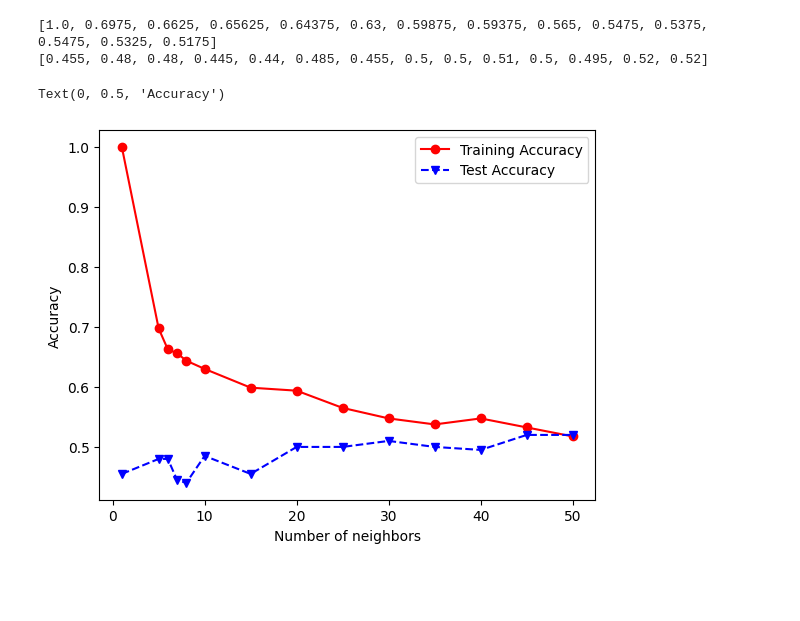
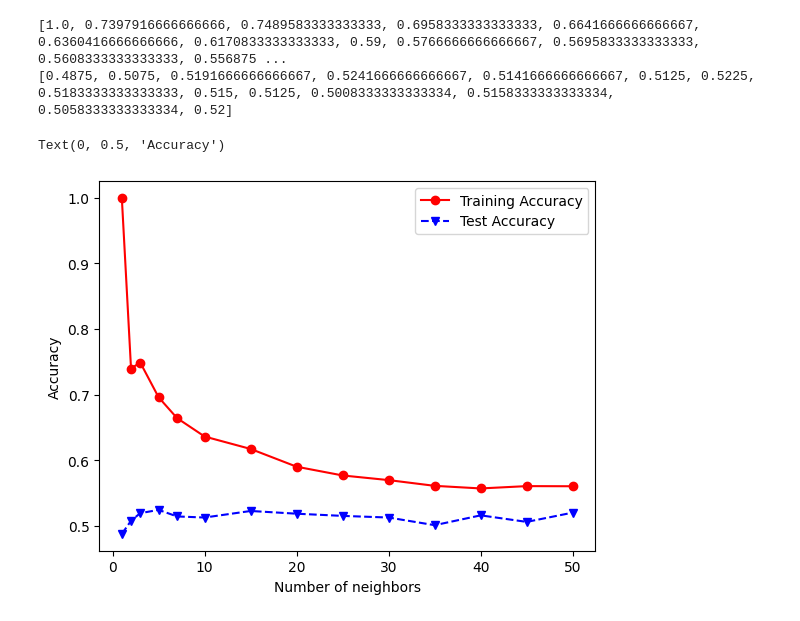
Before and after one commit to x3Grim/CSC2106_IoT_HomeAutomation, a Jupyter notebook: ai/model.ipynb, the cells around one changed output. Saved outputs shown, nothing was run; the diff lists cells and outputs as text; code cells hidden in the pictures; blank space fills up the shorter version.

```diff
--- a/ai/model.ipynb
+++ b/ai/model.ipynb
@@ -16,35 +34,35 @@ import pandas as pd
 from sklearn.model_selection import train_test_split
 from sklearn.metrics import accuracy_score
 from sklearn.neighbors import KNeighborsClassifier
 import matplotlib.pyplot as plt
 
 df = pd.read_csv('dummy_dataset.csv')
 
 X = df.drop(['sleep', 'total_pressure'], axis=1)
 y = df['sleep']
 
 X_train, X_test, y_train, y_test = train_test_split(X, y, test_size=0.2, random_state=42)
 
-numNeighbors = [1,5,6,7,8,10,15,20,25,30,35,40,45,50]
+numNeighbors = [1,2,3,5,7,10,15,20,25,30,35,40,45,50]
 trainAcc = []
 testAcc = []
 
 for k in numNeighbors:
-    clf1 = KNeighborsClassifier(n_neighbors=k, metric='minkowski', p=2)
+    clf1 = KNeighborsClassifier(n_neighbors=k)
     clf1.fit(X_train, y_train)
     Y_predTrain = clf1.predict(X_train)
     Y_predTest = clf1.predict(X_test)
     trainAcc.append(accuracy_score(y_train, Y_predTrain))
     testAcc.append(accuracy_score(y_test, Y_predTest))
 
 print(trainAcc)
 print(testAcc)
 plt.plot(numNeighbors, trainAcc, 'ro-', numNeighbors, testAcc,'bv--')
 plt.legend(['Training Accuracy','Test Accuracy'])
 plt.xlabel('Number of neighbors')
 plt.ylabel('Accuracy')
 # %% [output]
-[1.0, 0.6975, 0.6625, 0.65625, 0.64375, 0.63, 0.59875, 0.59375, 0.565, 0.5475, 0.5375, 0.5475, 0.5325, 0.5175]
-[0.455, 0.48, 0.48, 0.445, 0.44, 0.485, 0.455, 0.5, 0.5, 0.51, 0.5, 0.495, 0.52, 0.52]
+[1.0, 0.7397916666666666, 0.7489583333333333, 0.6958333333333333, 0.6641666666666667, 0.6360416666666666, 0.6170833333333333, 0.59, 0.5766666666666667, 0.5695833333333333, 0.5608333333333333, 0.556875 ...
+[0.4875, 0.5075, 0.5191666666666667, 0.5241666666666667, 0.5141666666666667, 0.5125, 0.5225, 0.5183333333333333, 0.515, 0.5125, 0.5008333333333334, 0.5158333333333334, 0.5058333333333334, 0.52]
 Text(0, 0.5, 'Accuracy')
-[figure, old version]
+[figure, new version]
```
Also changed, not shown: parts of 4 cells of this notebook, 4 other files.
